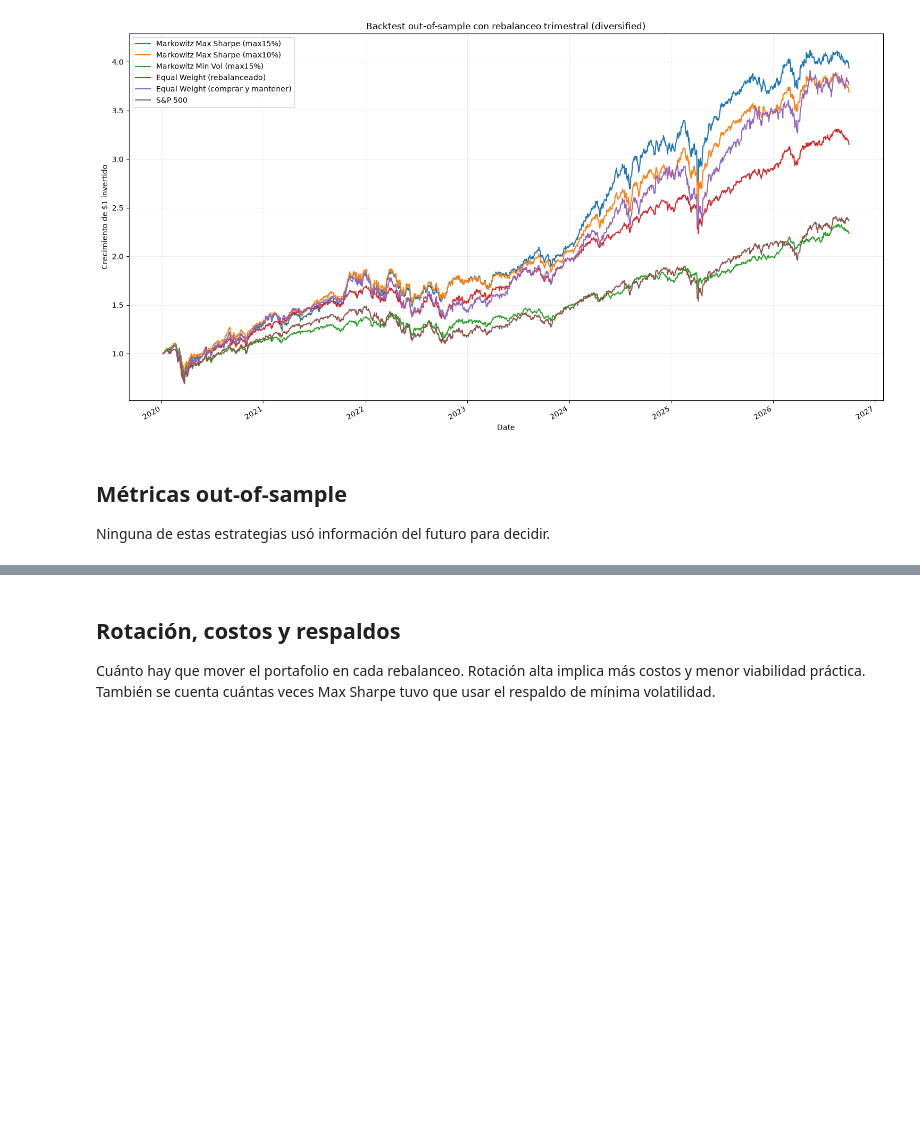
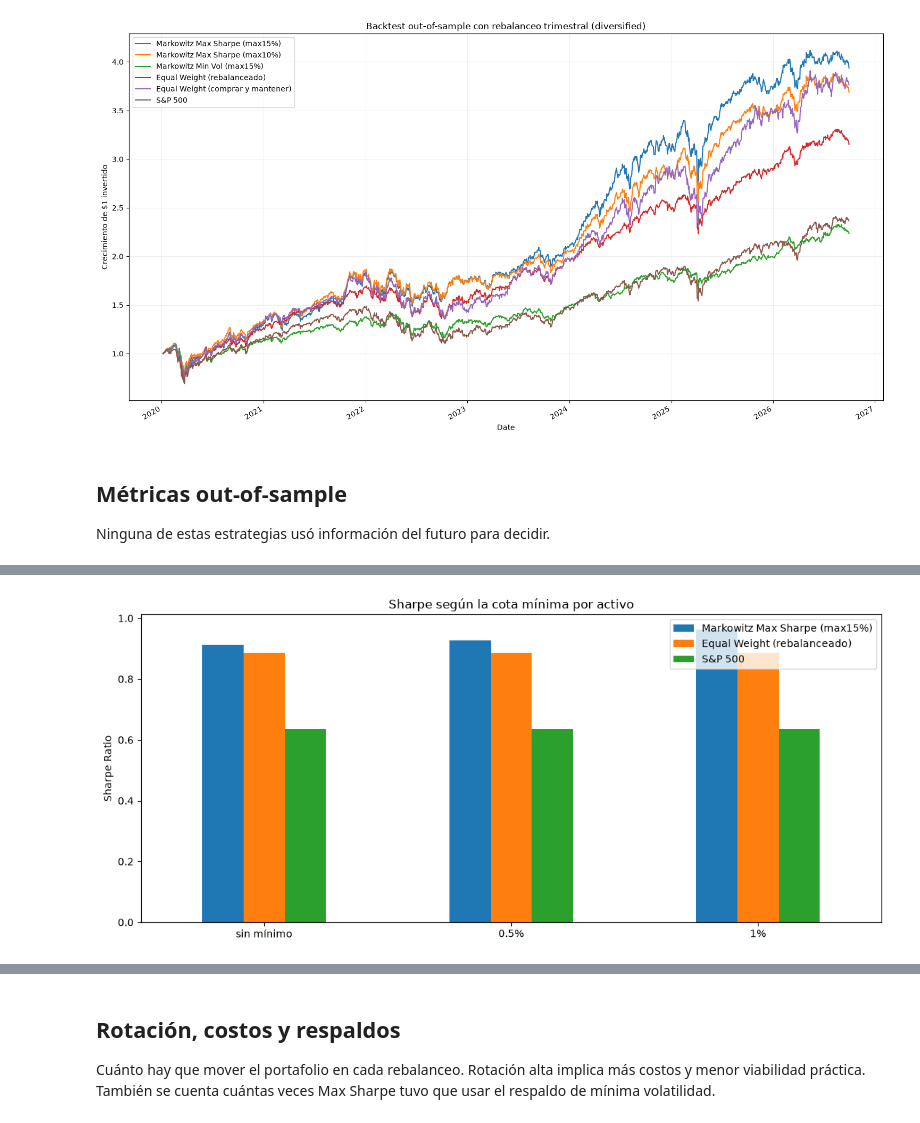
Before and after one commit to Oggm2/Portafolio_investigacion, a Jupyter notebook: notebooks/08_backtesting_rebalanceo_diversified.ipynb, the cells around one changed output, grey strips where cells are left out. Drawn from its saved outputs; the diff is of its cells as text; code cells hidden in the pictures; blank space fills up the shorter version.

```diff
--- a/notebooks/08_backtesting_rebalanceo_diversified.ipynb
+++ b/notebooks/08_backtesting_rebalanceo_diversified.ipynb
@@ -286,0 +407,91 @@ summary_oos.round(4)
+# %%
+# ============================================================
+# BLOQUE A — SENSIBILIDAD DEL BACKTEST A SUS PARÁMETROS
+# (cota mínima, ventana de estimación, frecuencia de rebalanceo)
+# ============================================================
+# Pégalo en 08_backtesting_rebalanceo_diversified, después de la celda "Métricas out-of-sample".
+# Cada configuración repite el backtest completo, así que tarda: empieza con las pruebas cortas.
+
+import time
+
+_PARAMS = ["ESTIMATION_WINDOW", "REBALANCE_FREQ", "TRANSACTION_COST", "MIN_WEIGHT"]
+_missing = [n for n in _PARAMS + ["rolling_backtest", "STRATEGIES", "asset_prices", "asset_returns",
+                                  "returns_clean", "benchmark", "annualized_metrics"] if n not in globals()]
+if _missing:
+    raise NameError(f"Faltan definiciones del notebook: {_missing}. Corre antes el notebook hasta la celda de métricas.")
+
+EW_NAME = "Equal Weight (rebalanceado)"
+
+
+def run_config(overrides, names):
+    """Corre el backtest con parámetros temporalmente distintos; devuelve los retornos diarios por estrategia."""
+    saved = {k: globals()[k] for k in _PARAMS}
+    try:
+        globals().update(overrides)
+        out = {}
+        for name in names:
+            strategy, max_weight = STRATEGIES[name]
+            out[name] = rolling_backtest(asset_prices, asset_returns, strategy, max_weight)[0]
+        return pd.DataFrame(out)
+    finally:
+        globals().update(saved)      # los parámetros del notebook quedan como estaban
+
+
+def compare_configs(configs, names=("Markowitz Max Sharpe (max15%)", EW_NAME)):
+    """configs: {etiqueta: {parametro: valor}}. Todas se evalúan sobre el MISMO periodo (el más corto en común),
+    porque una ventana de estimación más larga empieza a operar más tarde."""
+    names = list(names)
+    runs = {}
+    for label, overrides in configs.items():
+        t0 = time.time()
+        runs[label] = run_config(overrides, names)
+        print(f"Config '{label}' {overrides}: {(time.time() - t0) / 60:.1f} min")
+
+    start = max(df.index.min() for df in runs.values())
+    end = min(df.index.max() for df in runs.values())
+    sp = returns_clean.loc[start:end, benchmark].dropna()
+    print(f"Periodo común de evaluación: {start.date()} → {end.date()}")
+
+    sharpe, metrics = {}, {}
+    for label, df in runs.items():
+        d = df.loc[start:end]
+        sharpe[label] = {n: annualized_metrics(d[n].dropna())["Sharpe Ratio"] for n in names}
+        sharpe[label]["S&P 500"] = annualized_metrics(sp)["Sharpe Ratio"]
+        for n in names:
+            metrics[(label, n)] = annualized_metrics(d[n].dropna())
+
+    sharpe = pd.DataFrame(sharpe).T
+    if EW_NAME in names:
+        for n in names:
+            if n != EW_NAME:
+                sharpe[f"{n} − Equal Weight"] = sharpe[n] - sharpe[EW_NAME]
+    metrics = pd.DataFrame(metrics).T
+    return {"sharpe": sharpe, "metrics": metrics, "periodo": (start, end), "runs": runs}
+
+
+def plot_sensitivity(res, title):
+    cols = [c for c in res["sharpe"].columns if "−" not in c]
+    ax = res["sharpe"][cols].plot(kind="bar", figsize=(11, 5), title=title)
+    ax.set_ylabel("Sharpe Ratio")
+    ax.axhline(0, color="black", linewidth=0.8)
+    plt.xticks(rotation=0)
+    plt.tight_layout()
+    plt.show()
+
+
+# ---------------- Experimentos (cada uno es independiente; corre los que quieras) ----------------
+
+# 1) Cota mínima por activo: ¿cuánto pesa esa restricción?  (el más importante; tarda unos minutos)
+res_min = compare_configs({"sin mínimo": {"MIN_WEIGHT": 0}, "0.5%": {"MIN_WEIGHT": 0.005}, "1%": {"MIN_WEIGHT": 0.01}})
+display(res_min["sharpe"].round(3)); plot_sensitivity(res_min, "Sharpe según la cota mínima por activo")
+
+# 2) Ventana de estimación (en días hábiles: 252 ≈ 1 año)
+res_win = compare_configs({"1 año": {"ESTIMATION_WINDOW": 252}, "2 años": {"ESTIMATION_WINDOW": 504}, "3 años": {"ESTIMATION_WINDOW": 756}})
+display(res_win["sharpe"].round(3)); plot_sensitivity(res_win, "Sharpe según la ventana de estimación")
+
+# 3) Frecuencia de rebalanceo (21 ≈ mensual, 63 ≈ trimestral, 126 ≈ semestral). El mensual hace muchas optimizaciones.
+res_reb = compare_configs({"mensual": {"REBALANCE_FREQ": 21}, "trimestral": {"REBALANCE_FREQ": 63}, "semestral": {"REBALANCE_FREQ": 126}})
+display(res_reb["sharpe"].round(3)); plot_sensitivity(res_reb, "Sharpe según la frecuencia de rebalanceo")
+
+# Para ver todas las métricas de una corrida:  res_min["metrics"].round(3)
+# %% [output]
@@ -286,0 +506 @@ summary_oos.round(4)
+[figure, added]
```
Also changed, not shown: parts of 7 cells of this notebook.
